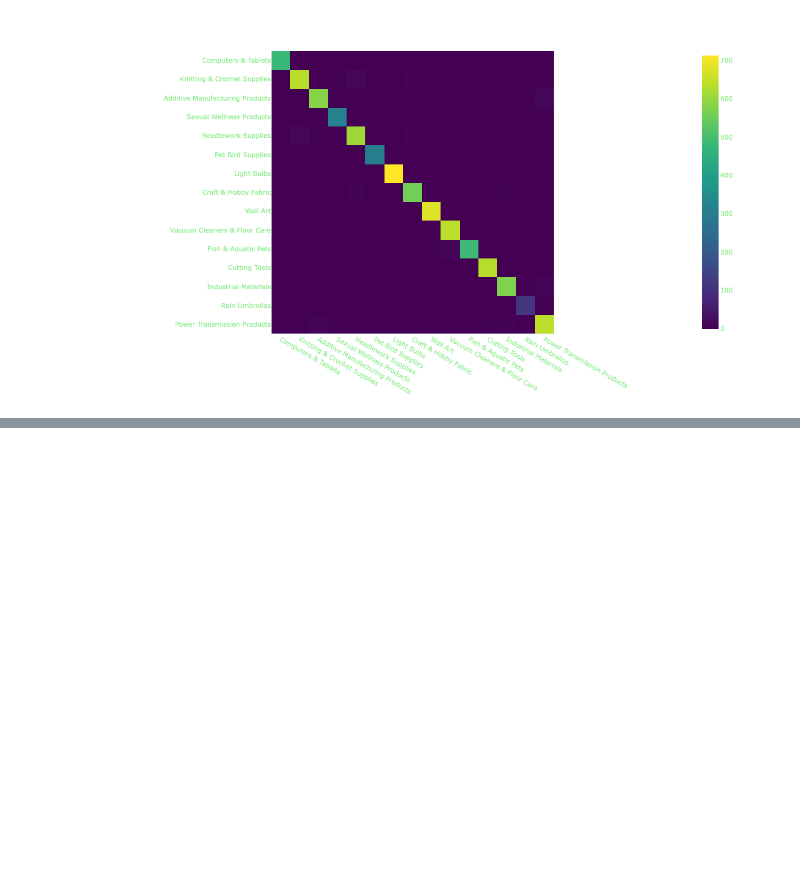
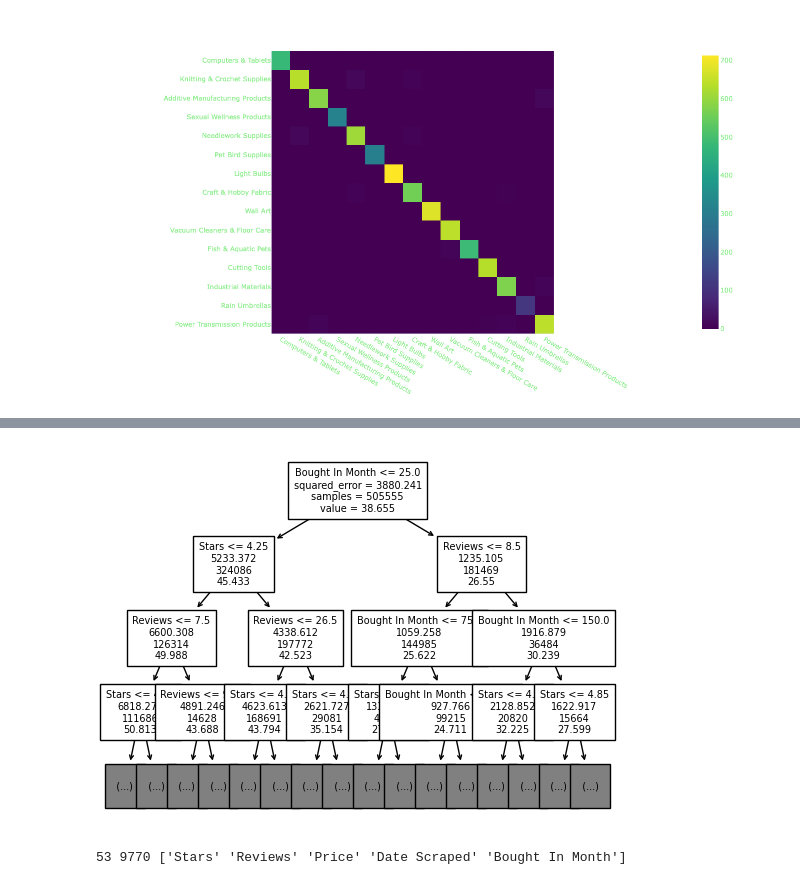
Before and after one commit to CUBoulder-DS/CSCI-5622, a Jupyter notebook: src/Bayes DT.ipynb, the cells around one changed output, grey strips where cells are left out. Saved outputs shown, nothing was run; the diff lists cells and outputs as text; code cells hidden in the pictures; blank space fills up the shorter version.

```diff
--- a/src/Bayes DT.ipynb
+++ b/src/Bayes DT.ipynb
@@ -276,0 +397,10 @@ Index(['Stars', 'Reviews', 'Price', 'List Price', 'Bought In Month'], dtype='obj
+# %%
+plt.figure()
+plot_tree(dtReg, label="root", max_depth=3, fontsize=7, feature_names=dtReg.feature_names_in_)
+plt.show()
+# %% [output]
+[figure, added]
+# %%
+print(dtClass.get_depth(), dtClass.get_n_leaves(), dtClass.feature_names_in_)
+# %% [output]
+53 9770 ['Stars' 'Reviews' 'Price' 'Date Scraped' 'Bought In Month']
```
Also changed, not shown: parts of 20 cells of this notebook, 21 other files.
